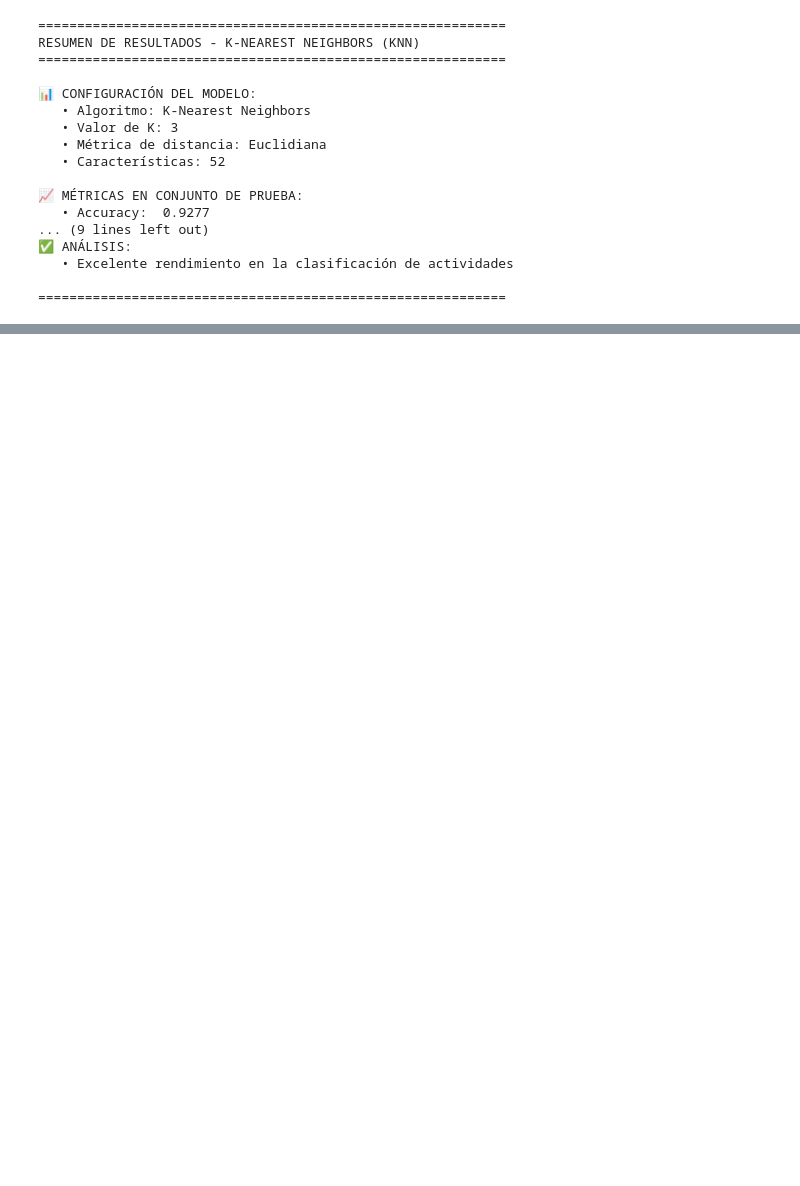
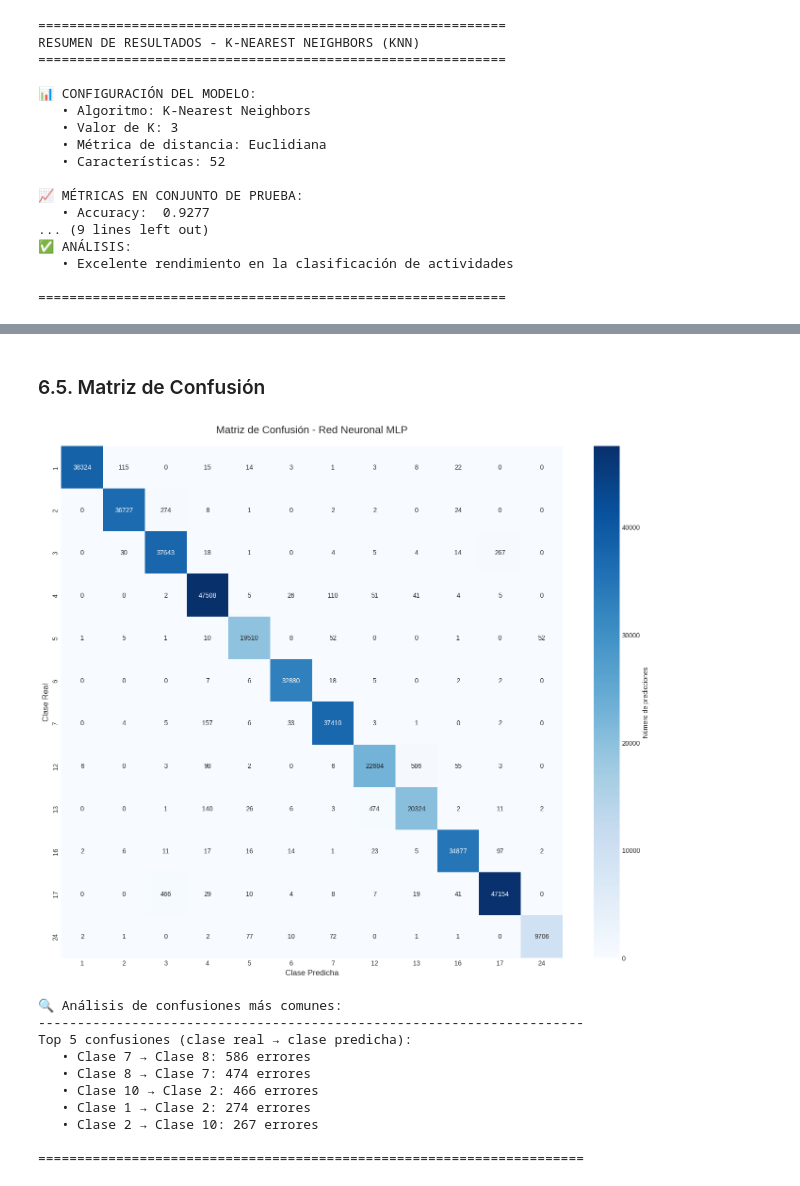
Before and after one commit to Jose-luis-echemendia/Machine-learning-AA, a Jupyter notebook: proyecto-final/main.ipynb, the cells around one changed output, grey strips where cells are left out. Cells and saved outputs as stored; diff of their text form; code cells hidden in the pictures; blank space fills up the shorter version.

```diff
--- a/proyecto-final/main.ipynb
+++ b/proyecto-final/main.ipynb
@@ -694,0 +1191,52 @@ RESUMEN DE RESULTADOS - K-NEAREST NEIGHBORS (KNN)
+# %% [markdown]
+### 6.5. Matriz de Confusión
+# %%
+# Calcular matriz de confusión
+mlp_cm = confusion_matrix(y_test, mlp_y_pred)
+
+# Visualizar matriz de confusión
+plt.figure(figsize=(14, 12))
+sns.heatmap(
+    mlp_cm,
+    annot=True,
+    fmt='d',
+    cmap='Blues',
+    xticklabels=sorted(y_test.unique()),
+    yticklabels=sorted(y_test.unique()),
+    cbar_kws={'label': 'Número de predicciones'}
+)
+plt.xlabel('Clase Predicha', fontsize=12)
+plt.ylabel('Clase Real', fontsize=12)
+plt.title('Matriz de Confusión - Red Neuronal MLP', fontsize=16, pad=20)
+plt.tight_layout()
+plt.show()
+
+# Análisis de errores más comunes
+print("\n🔍 Análisis de confusiones más comunes:")
+print("-" * 70)
+
+# Encontrar las 5 confusiones más frecuentes (excluyendo la diagonal)
+mlp_errors = []
+for i in range(len(mlp_cm)):
+    for j in range(len(mlp_cm)):
+        if i != j and mlp_cm[i, j] > 0:
+            mlp_errors.append((mlp_cm[i, j], i, j))
+
+mlp_errors.sort(reverse=True)
+print("Top 5 confusiones (clase real → clase predicha):")
+for count, true_class, pred_class in mlp_errors[:5]:
+    print(f"   • Clase {true_class} → Clase {pred_class}: {count} errores")
+
+print("\n" + "=" * 70)
+# %% [output]
+[figure, added]
+🔍 Análisis de confusiones más comunes:
+----------------------------------------------------------------------
+Top 5 confusiones (clase real → clase predicha):
+   • Clase 7 → Clase 8: 586 errores
+   • Clase 8 → Clase 7: 474 errores
+   • Clase 10 → Clase 2: 466 errores
+   • Clase 1 → Clase 2: 274 errores
+   • Clase 2 → Clase 10: 267 errores
+
+======================================================================
```
Also changed, not shown: parts of 43 cells of this notebook, 1 other file.
